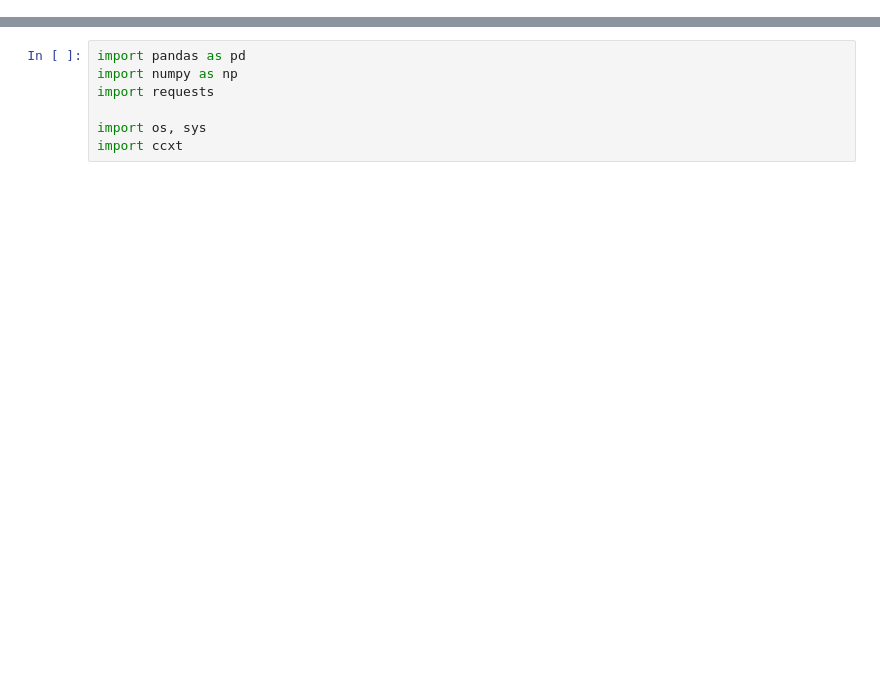
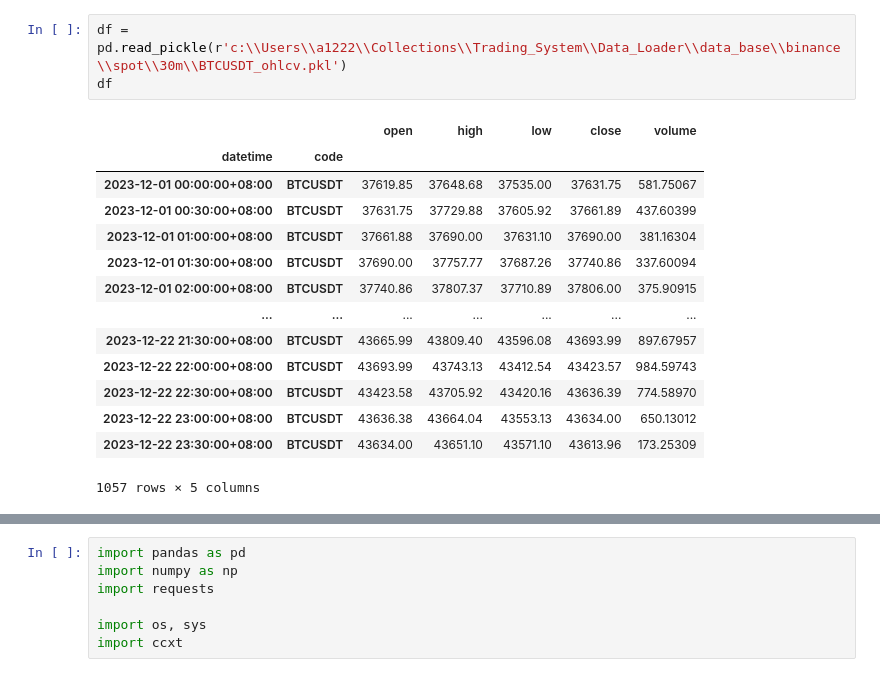
Before and after one commit to Hottari/Trading_System, a Jupyter notebook: Data_Loader/test.ipynb, the cells around one changed output, grey strips where cells are left out. Drawn from its saved outputs; the diff is of its cells as text; blank space fills up the shorter version.

```diff
--- a/Data_Loader/test.ipynb
+++ b/Data_Loader/test.ipynb
@@ -0,0 +104,18 @@
+# %%
+df = pd.read_pickle(r'c:\\Users\\a1222\\Collections\\Trading_System\\Data_Loader\\data_base\\binance\\spot\\30m\\BTCUSDT_ohlcv.pkl')
+df
+# %% [output]
+|  |  | open | high | low | close | volume |
+| datetime | code |  |  |  |  |  |
+| 2023-12-01 00:00:00+08:00 | BTCUSDT | 37619.85 | 37648.68 | 37535.00 | 37631.75 | 581.75067 |
+| 2023-12-01 00:30:00+08:00 | BTCUSDT | 37631.75 | 37729.88 | 37605.92 | 37661.89 | 437.60399 |
+| 2023-12-01 01:00:00+08:00 | BTCUSDT | 37661.88 | 37690.00 | 37631.10 | 37690.00 | 381.16304 |
+| 2023-12-01 01:30:00+08:00 | BTCUSDT | 37690.00 | 37757.77 | 37687.26 | 37740.86 | 337.60094 |
+| 2023-12-01 02:00:00+08:00 | BTCUSDT | 37740.86 | 37807.37 | 37710.89 | 37806.00 | 375.90915 |
+| ... | ... | ... | ... | ... | ... | ... |
+| 2023-12-22 21:30:00+08:00 | BTCUSDT | 43665.99 | 43809.40 | 43596.08 | 43693.99 | 897.67957 |
+| 2023-12-22 22:00:00+08:00 | BTCUSDT | 43693.99 | 43743.13 | 43412.54 | 43423.57 | 984.59743 |
+| 2023-12-22 22:30:00+08:00 | BTCUSDT | 43423.58 | 43705.92 | 43420.16 | 43636.39 | 774.58970 |
+| 2023-12-22 23:00:00+08:00 | BTCUSDT | 43636.38 | 43664.04 | 43553.13 | 43634.00 | 650.13012 |
+| 2023-12-22 23:30:00+08:00 | BTCUSDT | 43634.00 | 43651.10 | 43571.10 | 43613.96 | 173.25309 |
+1057 rows × 5 columns
```
Also changed, not shown: parts of 14 cells of this notebook, 4 other files.
